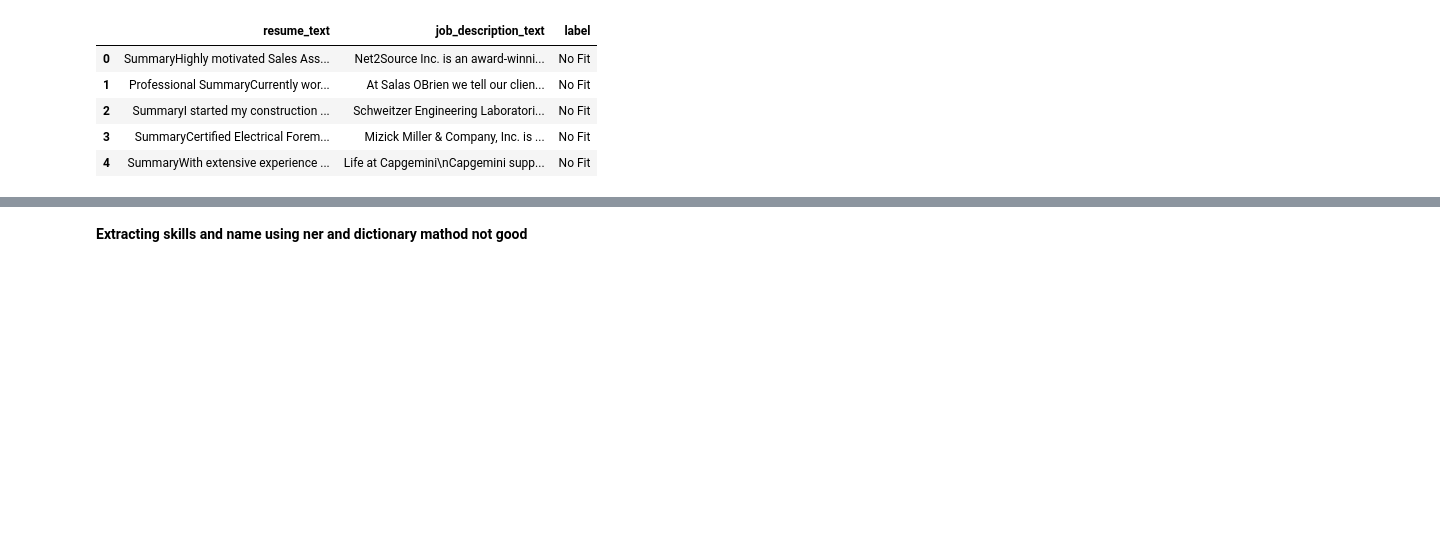
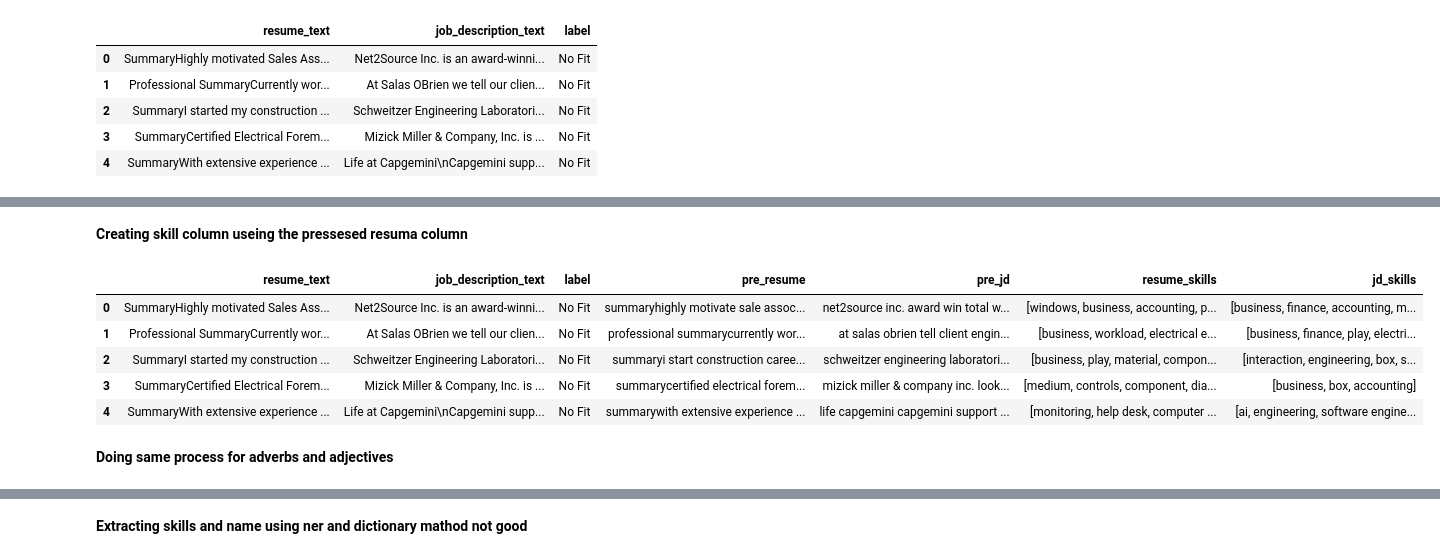
Before and after one commit to adnanbhat7/Job_AI, a Jupyter notebook: main.ipynb, the cells around one changed output, grey strips where cells are left out. Saved outputs shown, nothing was run; the diff lists cells and outputs as text; code cells hidden in the pictures; blank space fills up the shorter version.

Commit message:
genrated columns

```diff
--- a/main.ipynb
+++ b/main.ipynb
@@ -907,0 +985,4 @@ df ["job_description_text"] = df["job_description_text"].str.lower()
+# %%
+import pandas as pd
+df = pd.read_pickle("processed_resumes.pkl")
+print("Preprocessed DataFrame 'df' loaded from processed_resumes.pkl")
@@ -907,0 +1000,17 @@ df ["job_description_text"] = df["job_description_text"].str.lower()
+# %% [markdown]
+**Creating skill column useing the pressesed resuma column**
+# %%
+df['resume_skills'] = df['pre_resume'].apply(get_skills)
+# %%
+df['jd_skills'] = df['pre_jd'].apply(get_skills)
+# %%
+df.head()
+# %% [output]
+|  | resume_text | job_description_text | label | pre_resume | pre_jd | resume_skills | jd_skills |
+| 0 | SummaryHighly motivated Sales Ass... | Net2Source Inc. is an award-winni... | No Fit | summaryhighly motivate sale assoc... | net2source inc. award win total w... | [windows, business, accounting, p... | [business, finance, accounting, m... |
+| 1 | Professional SummaryCurrently wor... | At Salas OBrien we tell our clien... | No Fit | professional summarycurrently wor... | at salas obrien tell client engin... | [business, workload, electrical e... | [business, finance, play, electri... |
+| 2 | SummaryI started my construction ... | Schweitzer Engineering Laboratori... | No Fit | summaryi start construction caree... | schweitzer engineering laboratori... | [business, play, material, compon... | [interaction, engineering, box, s... |
+| 3 | SummaryCertified Electrical Forem... | Mizick Miller & Company, Inc. is ... | No Fit | summarycertified electrical forem... | mizick miller & company inc. look... | [medium, controls, component, dia... | [business, box, accounting] |
+| 4 | SummaryWith extensive experience ... | Life at Capgemini\nCapgemini supp... | No Fit | summarywith extensive experience ... | life capgemini capgemini support ... | [monitoring, help desk, computer ... | [ai, engineering, software engine... |
+# %% [markdown]
+**Doing same process for adverbs and adjectives**
```
Also changed, not shown: parts of 38 cells of this notebook, 1 other file.
